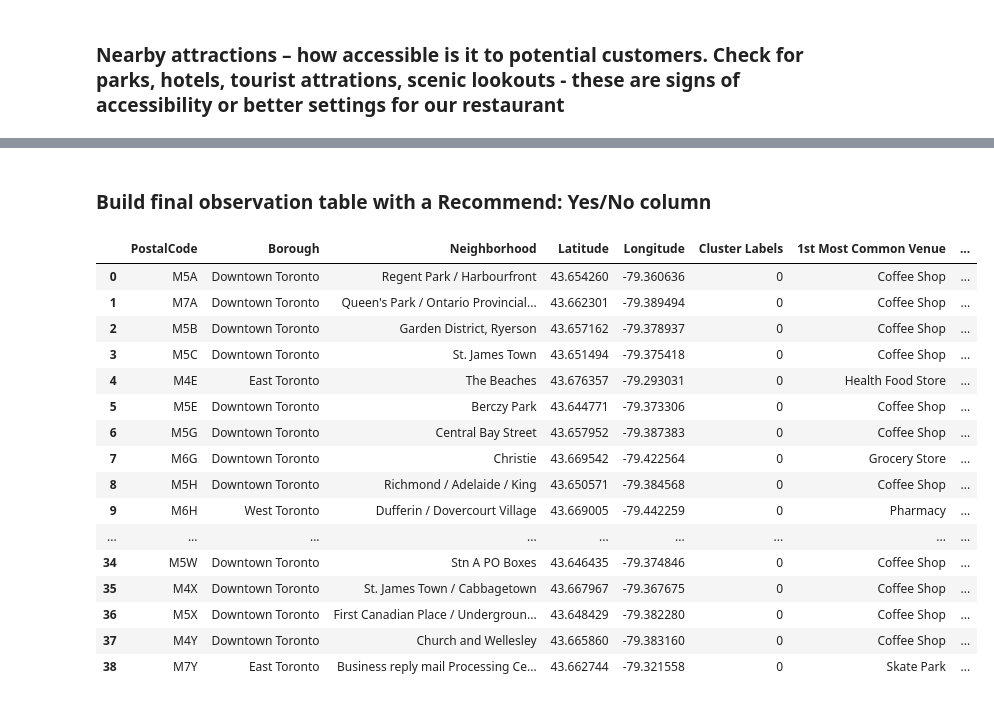
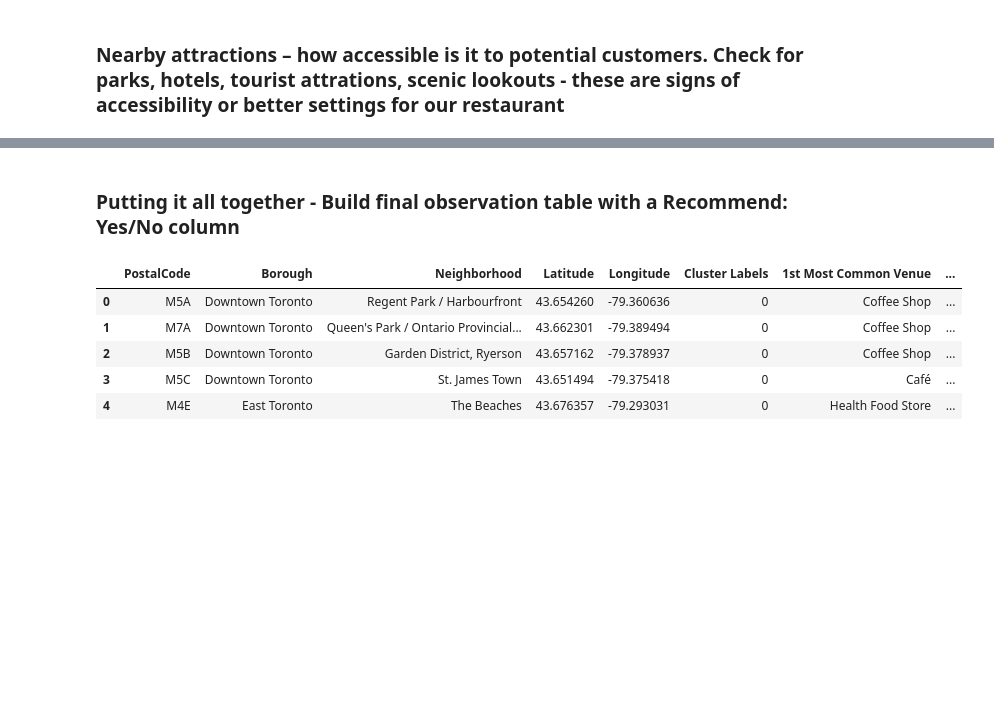
Before and after one commit to jenchy8/Coursera-IBM-Data-Science-Capstone, a Jupyter notebook: Battle_Of_Neighborhoods_Notebook.ipynb, the cells around one changed output, grey strips where cells are left out. Cells and saved outputs as stored; diff of their text form; code cells hidden in the pictures; blank space fills up the shorter version.

```diff
--- a/Battle_Of_Neighborhoods_Notebook.ipynb
+++ b/Battle_Of_Neighborhoods_Notebook.ipynb
@@ -802,28 +800,17 @@ toronto_merged.loc[:, toronto_merged.columns[[2] + list(range(6, 16)) + [19]]]
 # %% [markdown]
-### Build final observation table with a Recommend: Yes/No column
+### Putting it all together - Build final observation table with a Recommend: Yes/No column
 # %%
 # add up the 1's to get a score.  Recommend the ones with a score of 4
 toronto_merged['Score'] = toronto_merged[['PrimeLocation', 'LowCompetition', 'LocationFit', 'LocationAccessible']].sum(axis=1)
 toronto_merged['Recommend: Yes/No'] = toronto_merged['Score'].apply(lambda x: 'Yes' if x == 4 else 'No')
-toronto_merged
+toronto_merged.head()
 # %% [output]
 |  | PostalCode | Borough | Neighborhood | Latitude | Longitude | Cluster Labels | 1st Most Common Venue | ... |
 | 0 | M5A | Downtown Toronto | Regent Park / Harbourfront | 43.654260 | -79.360636 | 0 | Coffee Shop | ... |
 | 1 | M7A | Downtown Toronto | Queen's Park / Ontario Provincial... | 43.662301 | -79.389494 | 0 | Coffee Shop | ... |
 | 2 | M5B | Downtown Toronto | Garden District, Ryerson | 43.657162 | -79.378937 | 0 | Coffee Shop | ... |
-| 3 | M5C | Downtown Toronto | St. James Town | 43.651494 | -79.375418 | 0 | Coffee Shop | ... |
+| 3 | M5C | Downtown Toronto | St. James Town | 43.651494 | -79.375418 | 0 | Café | ... |
 | 4 | M4E | East Toronto | The Beaches | 43.676357 | -79.293031 | 0 | Health Food Store | ... |
-| 5 | M5E | Downtown Toronto | Berczy Park | 43.644771 | -79.373306 | 0 | Coffee Shop | ... |
-| 6 | M5G | Downtown Toronto | Central Bay Street | 43.657952 | -79.387383 | 0 | Coffee Shop | ... |
-| 7 | M6G | Downtown Toronto | Christie | 43.669542 | -79.422564 | 0 | Grocery Store | ... |
-| 8 | M5H | Downtown Toronto | Richmond / Adelaide / King | 43.650571 | -79.384568 | 0 | Coffee Shop | ... |
-| 9 | M6H | West Toronto | Dufferin / Dovercourt Village | 43.669005 | -79.442259 | 0 | Pharmacy | ... |
-| ... | ... | ... | ... | ... | ... | ... | ... | ... |
-| 34 | M5W | Downtown Toronto | Stn A PO Boxes | 43.646435 | -79.374846 | 0 | Coffee Shop | ... |
-| 35 | M4X | Downtown Toronto | St. James Town / Cabbagetown | 43.667967 | -79.367675 | 0 | Coffee Shop | ... |
-| 36 | M5X | Downtown Toronto | First Canadian Place / Undergroun... | 43.648429 | -79.382280 | 0 | Coffee Shop | ... |
-| 37 | M4Y | Downtown Toronto | Church and Wellesley | 43.665860 | -79.383160 | 0 | Coffee Shop | ... |
-| 38 | M7Y | East Toronto | Business reply mail Processing Ce... | 43.662744 | -79.321558 | 0 | Skate Park | ... |
 # %%
 # These are the recommended locations
 toronto_merged[toronto_merged['Recommend: Yes/No'] == 'Yes']
```
Also changed, not shown: parts of 21 cells of this notebook.
